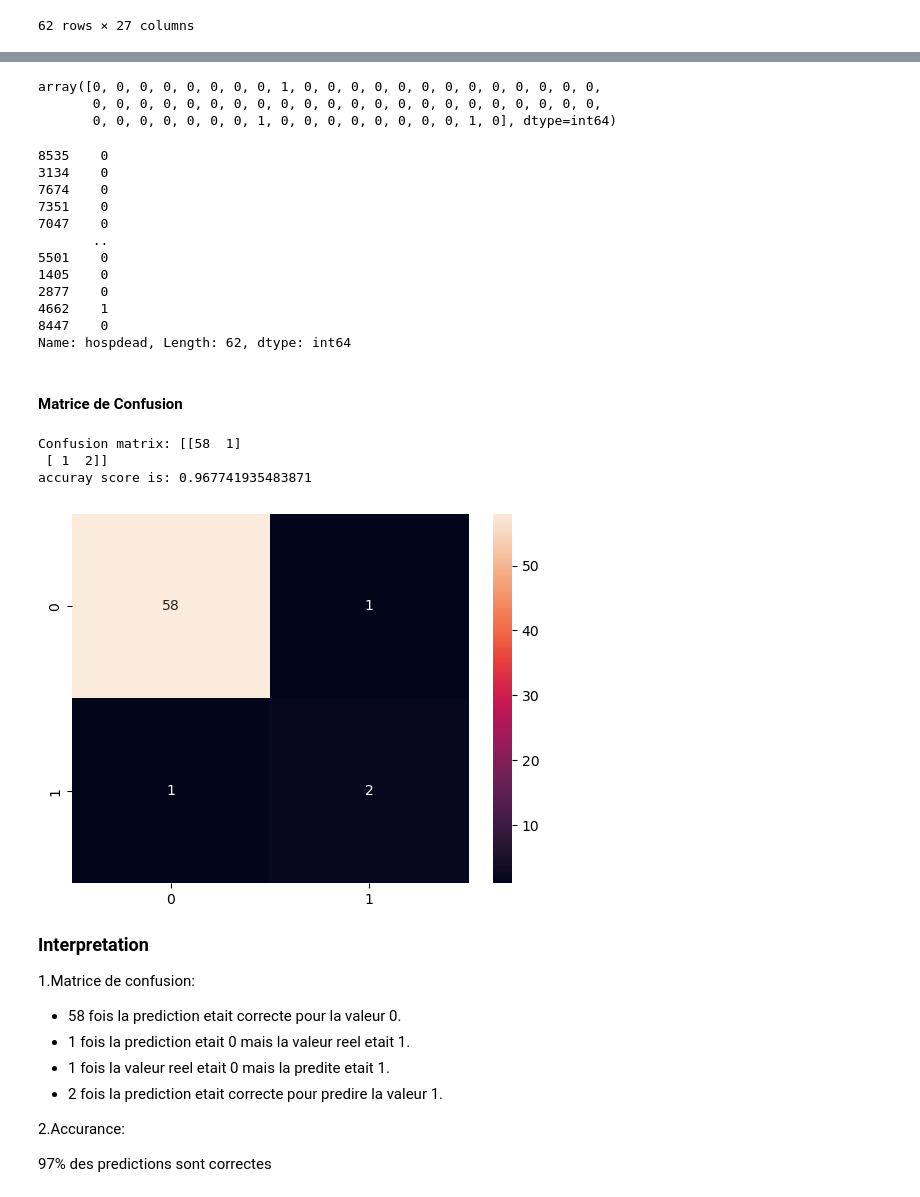
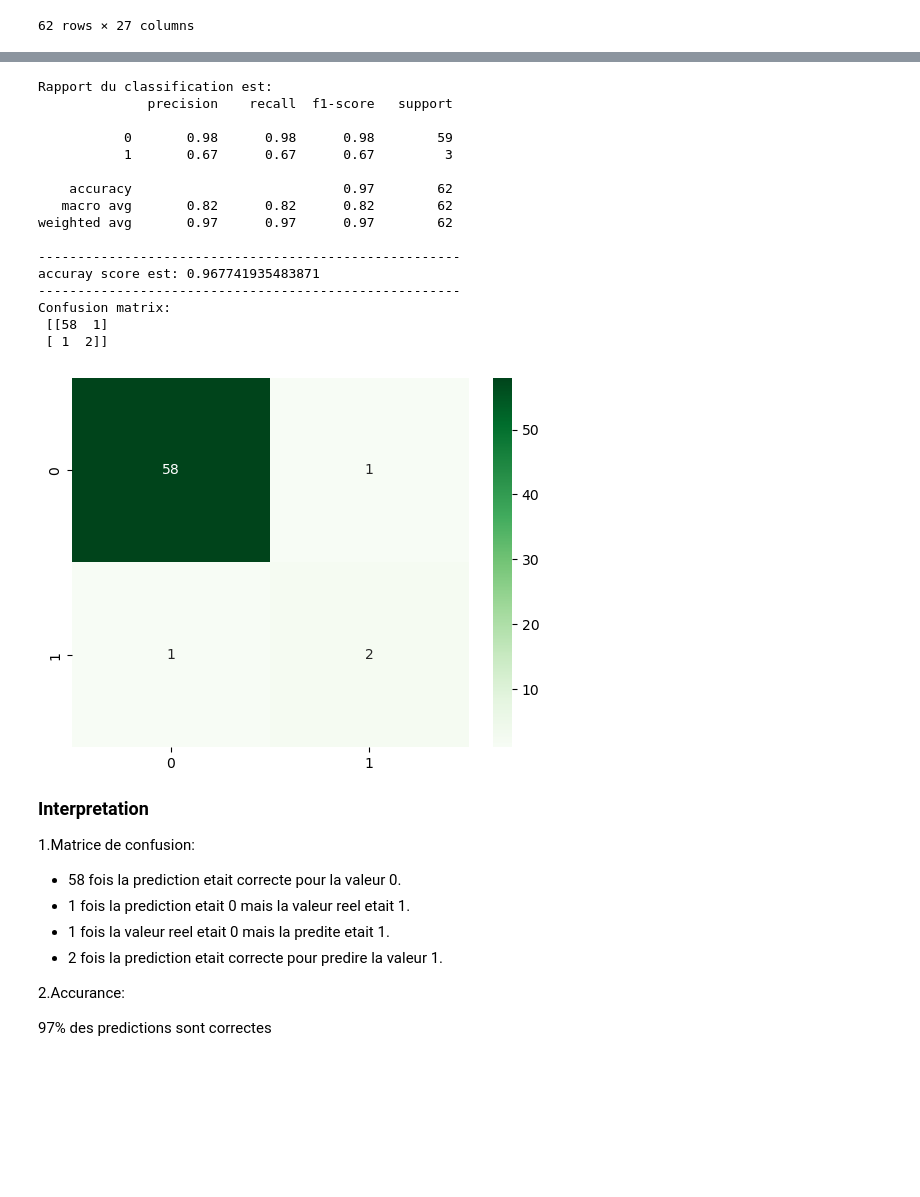
Before and after one commit to najouaelfethi/MLProject, a Jupyter notebook: deathPrediction.ipynb, the cells around one changed output, grey strips where cells are left out. Cells and saved outputs as stored; diff of their text form; code cells hidden in the pictures; blank space fills up the shorter version.

```diff
--- a/deathPrediction.ipynb
+++ b/deathPrediction.ipynb
@@ -438,3 +383,0 @@ X_test
-# %%
-model = LogisticRegression(random_state=0)#creation de l'instance
-model.fit(X_train,y_train)#fit model
@@ -447,37 +384,40 @@ y_pred_test = model.predict(X_test)
-# %%
-y_pred_test
-# %% [output]
-array([0, 0, 0, 0, 0, 0, 0, 0, 1, 0, 0, 0, 0, 0, 0, 0, 0, 0, 0, 0, 0, 0,
-       0, 0, 0, 0, 0, 0, 0, 0, 0, 0, 0, 0, 0, 0, 0, 0, 0, 0, 0, 0, 0, 0,
-       0, 0, 0, 0, 0, 0, 0, 1, 0, 0, 0, 0, 0, 0, 0, 0, 1, 0], dtype=int64)
-# %%
-y_test
-# %% [output]
-8535    0
-3134    0
-7674    0
-7351    0
-7047    0
-       ..
-5501    0
-1405    0
-2877    0
-4662    1
-8447    0
-Name: hospdead, Length: 62, dtype: int64
-# %% [markdown]
-#### Matrice de Confusion
-# %%
-conf = confusion_matrix(y_test,y_pred_test)
-acc = accuracy_score(y_test,y_pred_test)
-sns.heatmap(conf, annot=True)
-print("Confusion matrix:",conf)
-print("accuray score is:",acc)
-# %% [output]
-Confusion matrix: [[58  1]
- [ 1  2]]
-accuray score is: 0.967741935483871
-[figure, removed]
+# %%
+logisticReg_model = LogisticRegression(random_state=0)#Creation de l'instance
+logisticReg_model.fit(X_train,y_train)#Entrainement du modele
+y_pred_test_LR = logisticReg_model.predict(X_test)#Prediction sur test set
+
+#Rapport du modele Regression Logistique
+print('Rapport du classification est:')
+print(classification_report(y_test, y_pred_test_LR))
+print('------------------------------------------------------')
+
+#Accurancy score
+score_LR = accuracy_score(y_test,y_pred_test_LR)
+print("accuray score est:",score_LR)
+print('------------------------------------------------------')
+
+#Matrice de confusion
+conf = confusion_matrix(y_test,y_pred_test_LR)
+sns.heatmap(conf, annot=True, cmap='Greens')
+print("Confusion matrix:\n",conf)
+# %% [output]
+Rapport du classification est:
+              precision    recall  f1-score   support
+
+           0       0.98      0.98      0.98        59
+           1       0.67      0.67      0.67         3
+
+    accuracy                           0.97        62
+   macro avg       0.82      0.82      0.82        62
+weighted avg       0.97      0.97      0.97        62
+
+------------------------------------------------------
+accuray score est: 0.967741935483871
+------------------------------------------------------
+Confusion matrix:
+ [[58  1]
+ [ 1  2]]
+[figure, added]
 # %% [markdown]
 <font size="4"><b>Interpretation</b></font>
 
```
Also changed, not shown: parts of 24 cells of this notebook.
